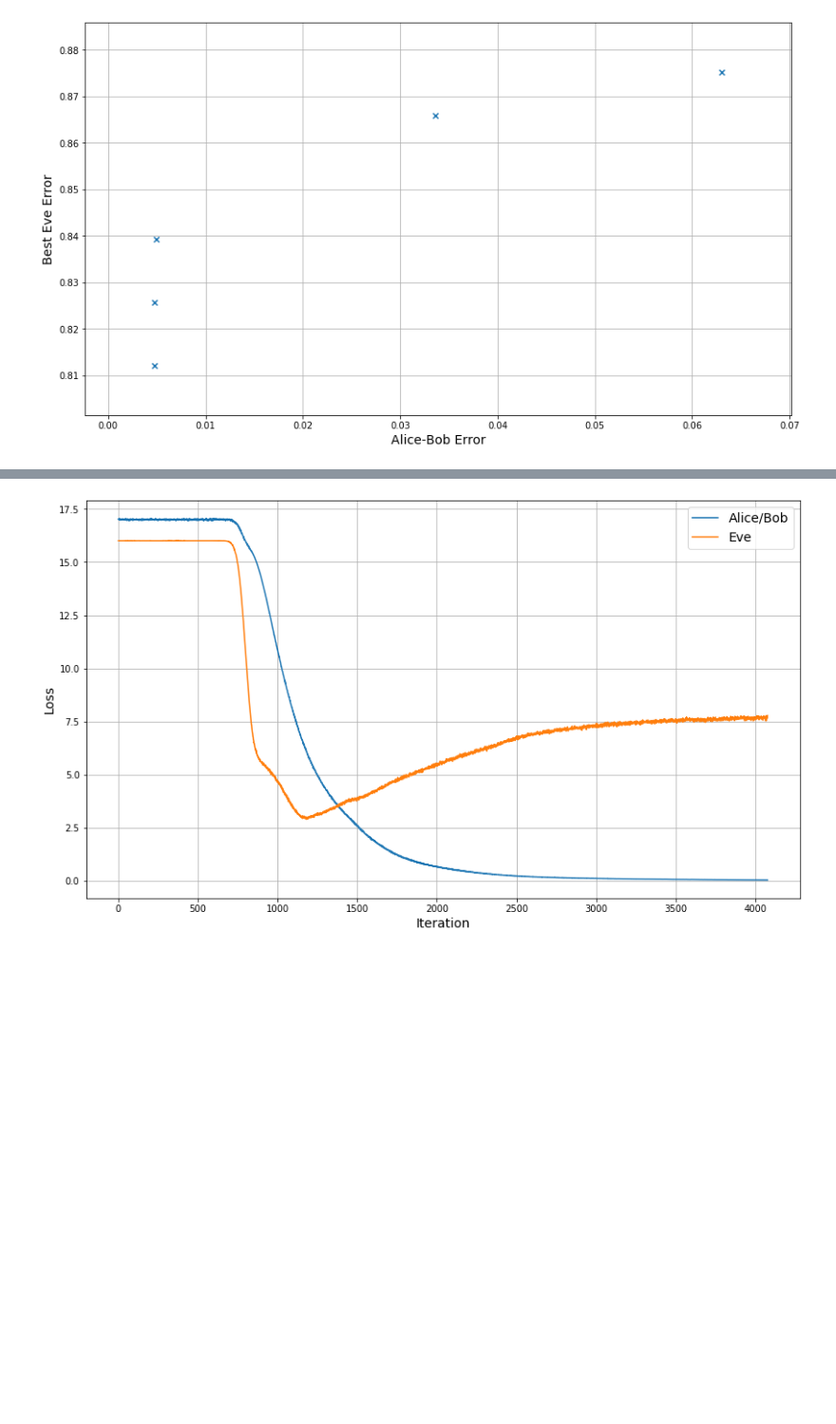
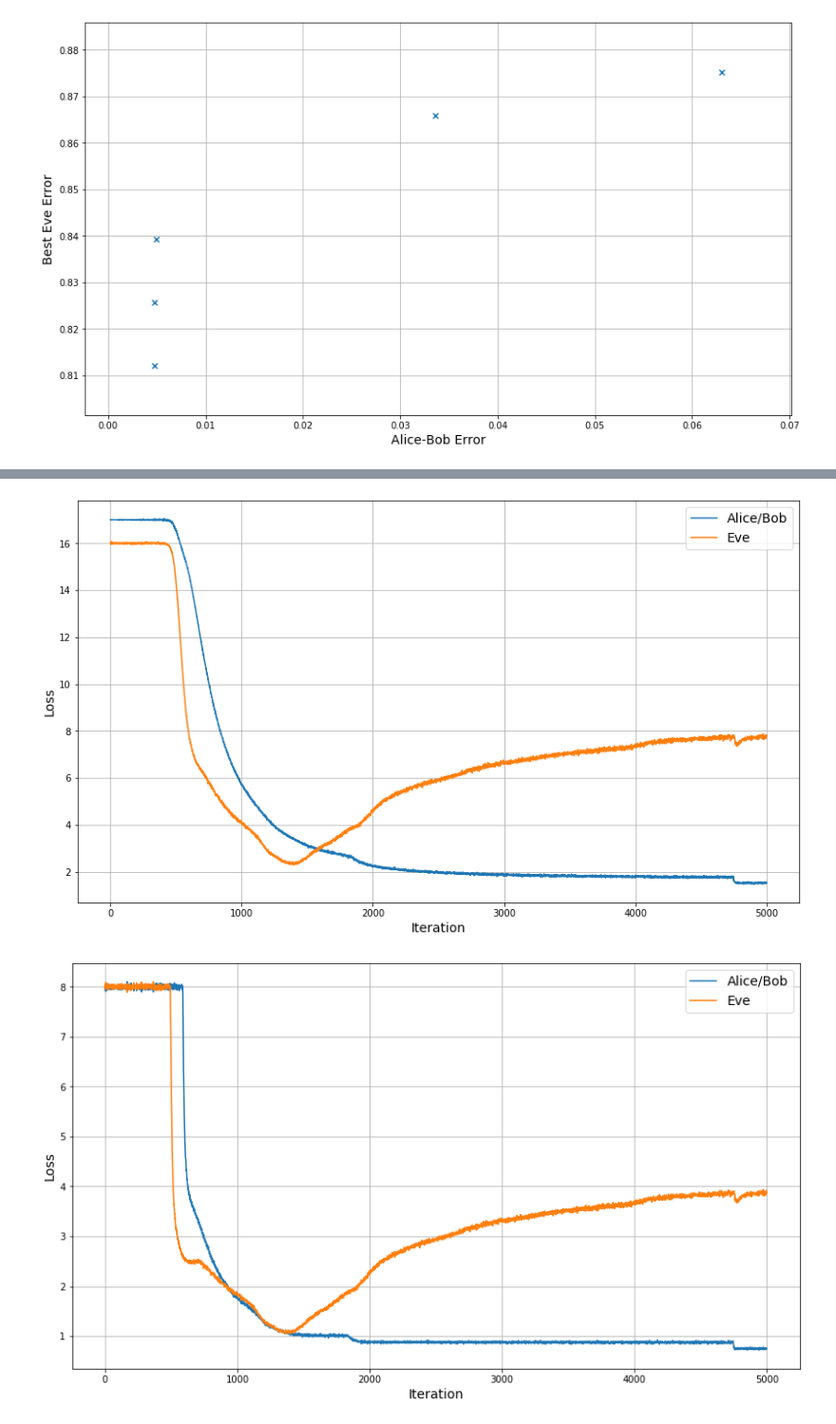
Before and after one commit to wert310/adversarial_neural_crypto, a Jupyter notebook: symmetric_encryption.ipynb, the cells around one changed output, grey strips where cells are left out. Shown at 95% size. Cells and saved outputs as stored; diff of their text form; code cells hidden in the pictures; blank space fills up the shorter version.

```diff
--- a/symmetric_encryption.ipynb
+++ b/symmetric_encryption.ipynb
@@ -50,6 +50,10 @@ loss_eve = l1_norm
 loss_bob = l1_norm
 #loss_alicebob = lambda P_bob, P_eve, P: loss_bob(P_bob, P) + (((N/2 - loss_eve(P_eve, P))**2) / ((N/2)**2))
 loss_alicebob = lambda P_bob, P_eve, P: loss_bob(P_bob, P) + (((1.0 - loss_eve(P_eve, P))**2))
+# %%
+def reconstruction_error(Out, Original):
+    return torch.mean( torch.sum( torch.sign(Original) != torch.sign(Out), dim=1)
+                       .to(torch.float), dim=0).item()
 # %%
 def gen_bitstring(N, batch_size=minibatch_size):
     return torch.randint(low=0, high=2, size=(batch_size,N), dtype=torch.float).to(DEVICE)*2-1
@@ -72,6 +76,9 @@ def train_abe(A, B, E,
     ABs = [] # AB loss values
     Es  = [] # E loss values
 
+    Rec_B = []
+    Rec_E = []
+
     [X.train() for X in [A,B,E]] # Set models in training mode
 
     start_time = time.time()
@@ -87,18 +94,18 @@ def train_abe(A, B, E,
                 P_eve = E(C)
 
                 if who == 'AB':
+                    A_optimizer.zero_grad()
+                    B_optimizer.zero_grad()
                     AB_loss = loss_alicebob(P_bob, P_eve, P)
 
-                    A_optimizer.zero_grad()
-                    B_optimizer.zero_grad()
                     AB_loss.backward()
                     A_optimizer.step()
                     B_optimizer.step()
 
                 elif who == 'E':
+                    E_optimizer.zero_grad()
                     E_loss  = loss_eve(P_eve, P)
 
-                    E_optimizer.zero_grad()
                     E_loss.backward()
                     E_optimizer.step()
 
@@ -107,6 +114,8 @@ def train_abe(A, B, E,
             print("[{:6d}] AB_loss: {:2.4f} E_loss: {:2.4f} Elapsed Time: {}".format(
                 ic+1, AB_loss, E_loss, time.strftime("%H:%M:%S", time.gmtime(elapsed_time))))
 
+        Rec_B.append(reconstruction_error(P, P_bob))
+        Rec_E.append(reconstruction_error(P, P_eve))
         ABs.append(AB_loss.item())
         Es.append(E_loss.item())
 
@@ -114,7 +123,7 @@ def train_abe(A, B, E,
             break
 
     [X.train(False) for X in [A,B,E]]
-    return ABs, Es
+    return ABs, Es, Rec_B, Rec_E
 # %%
-ABs, Es = train_abe(A,B,E, max_iter=15000)
+ABs, Es, RBs, ERs = train_abe(A,B,E, max_iter=15000)
 # %% [output]
@@ -175,12 +189,12 @@ E(A(P, K)):
 # %%
-TEST_SIZE = 50000
+TEST_SIZE = 10000
 B_correct = 0
 E_correct = 0
 
 for I in range(TEST_SIZE):
     P, K, C, P_b, P_e = test_enc(A,B,E, debug=False)
-    if torch.equal(P, P_b.round()): B_correct += 1
-    if torch.equal(P, P_e.round()): E_correct += 1
+    if reconstruction_error(P, P_b) == 0: B_correct += 1
+    if reconstruction_error(P, P_e) == 0: E_correct += 1
 print ("B: {:.4f}".format(B_correct * 100 / TEST_SIZE))
 print ("E: {:.4f}".format(E_correct * 100 / TEST_SIZE))
 # %% [output]
@@ -321,9 +340,10 @@ E_2 = ABENet(N, has_key=False).to(DEVICE)
 
 loss_alicebob_2 = lambda P_bob, P_eve, P: loss_bob_1(P_bob, P) + (((N/2 - loss_eve_1(P_eve, P))**2) / ((N/2)**2))
 
-ABs_2, Es_2 = train_abe(A_2, B_2, E_2,
-                        max_iter=15000, loss_eve=loss_eve_1, loss_alicebob=loss_alicebob_2,
+ABs_2, Es_2, B_error_2, E_error_2 = train_abe(A_2, B_2, E_2,
+                        max_iter=5000, loss_eve=loss_eve_1, loss_alicebob=loss_alicebob_2,
                         stop_condition=(lambda AB_loss, E_loss:
                                         AB_loss < 0.05 and E_loss > 2))
 plot_abe_losses(ABs_2, Es_2)
+plot_abe_losses(B_error_2, E_error_2)
 # %% [output]
@@ -334 +355,2 @@ plot_abe_losses(ABs_2, Es_2)
-[figure, old version]
+[figure, new version]
+[figure, added]
```
Also changed, not shown: parts of 8 cells of this notebook.
